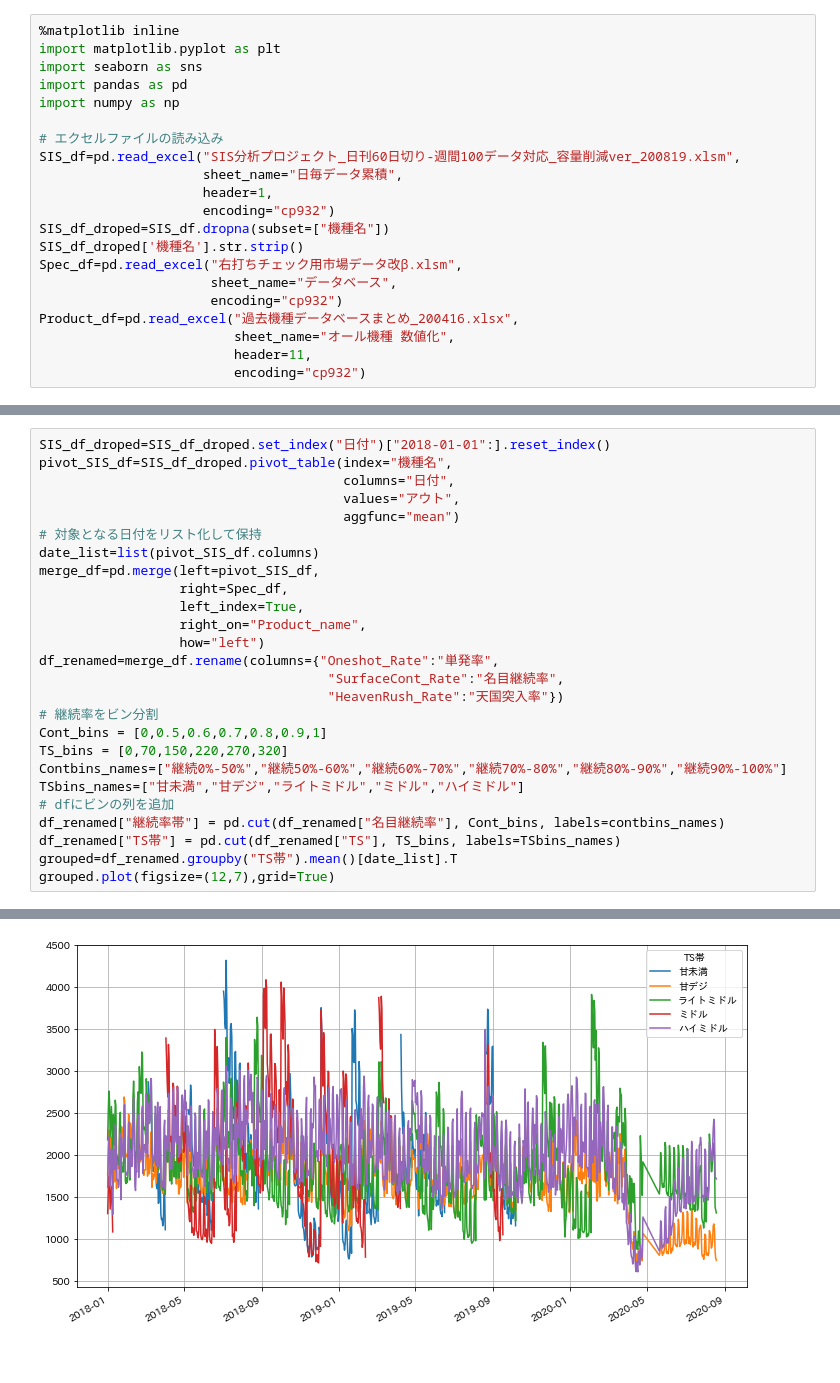
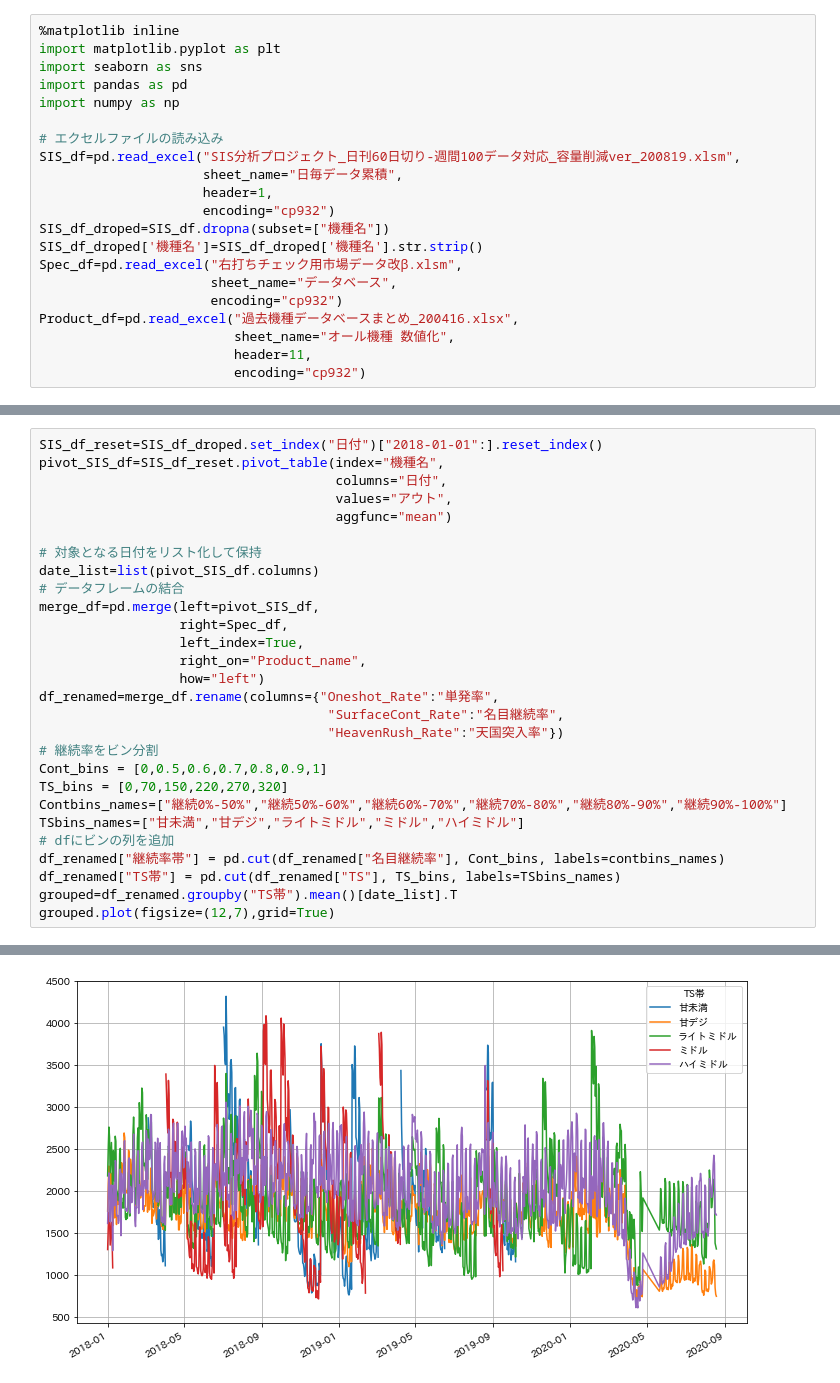
Before and after one commit to zapprvjp/my-first-repo, a Jupyter notebook: SIS_analyze.ipynb, the cells around one changed output, grey strips where cells are left out. Cells and saved outputs as stored; diff of their text form.

```diff
--- a/SIS_analyze.ipynb
+++ b/SIS_analyze.ipynb
@@ -11,7 +11,7 @@ SIS_df=pd.read_excel("SIS分析プロジェクト_日刊60日切り-週間
                      header=1,
                      encoding="cp932")
 SIS_df_droped=SIS_df.dropna(subset=["機種名"])
-SIS_df_droped['機種名'].str.strip()
+SIS_df_droped['機種名']=SIS_df_droped['機種名'].str.strip()
 Spec_df=pd.read_excel("右打ちチェック用市場データ改β.xlsm",
                       sheet_name="データベース",
                       encoding="cp932")
@@ -22,29 +28,31 @@ Product_df=pd.read_excel("過去機種データベースまとめ_200416.x
 # %%
-SIS_df_droped=SIS_df_droped.set_index("日付")["2018-01-01":].reset_index()
-pivot_SIS_df=SIS_df_droped.pivot_table(index="機種名",
-                                       columns="日付",
-                                       values="アウト",
-                                       aggfunc="mean")
+SIS_df_reset=SIS_df_droped.set_index("日付")["2018-01-01":].reset_index()
+pivot_SIS_df=SIS_df_reset.pivot_table(index="機種名",
+                                      columns="日付",
+                                      values="アウト",
+                                      aggfunc="mean")
+
 # 対象となる日付をリスト化して保持
 date_list=list(pivot_SIS_df.columns)
+# データフレームの結合
 merge_df=pd.merge(left=pivot_SIS_df,
                   right=Spec_df,
                   left_index=True,
                   right_on="Product_name",
                   how="left")
 df_renamed=merge_df.rename(columns={"Oneshot_Rate":"単発率",
                                      "SurfaceCont_Rate":"名目継続率",
                                      "HeavenRush_Rate":"天国突入率"})
 # 継続率をビン分割
 Cont_bins = [0,0.5,0.6,0.7,0.8,0.9,1]
 TS_bins = [0,70,150,220,270,320]
 Contbins_names=["継続0%-50%","継続50%-60%","継続60%-70%","継続70%-80%","継続80%-90%","継続90%-100%"]
 TSbins_names=["甘未満","甘デジ","ライトミドル","ミドル","ハイミドル"]
 # dfにビンの列を追加
 df_renamed["継続率帯"] = pd.cut(df_renamed["名目継続率"], Cont_bins, labels=contbins_names)
 df_renamed["TS帯"] = pd.cut(df_renamed["TS"], TS_bins, labels=TSbins_names)
 grouped=df_renamed.groupby("TS帯").mean()[date_list].T
 grouped.plot(figsize=(12,7),grid=True)
 # %% [output]
 <matplotlib.axes._subplots.AxesSubplot at 0x...>
-[figure, old version]
+[figure, new version]
```
Also changed, not shown: parts of 5 cells of this notebook.
